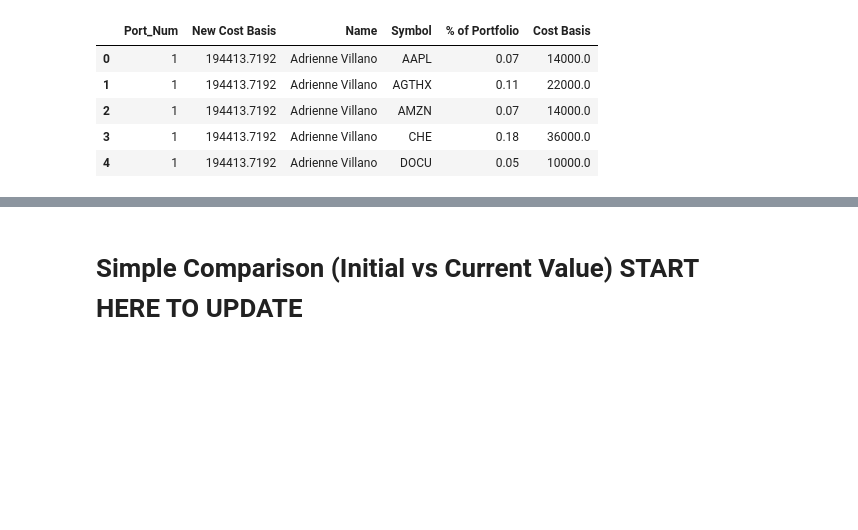
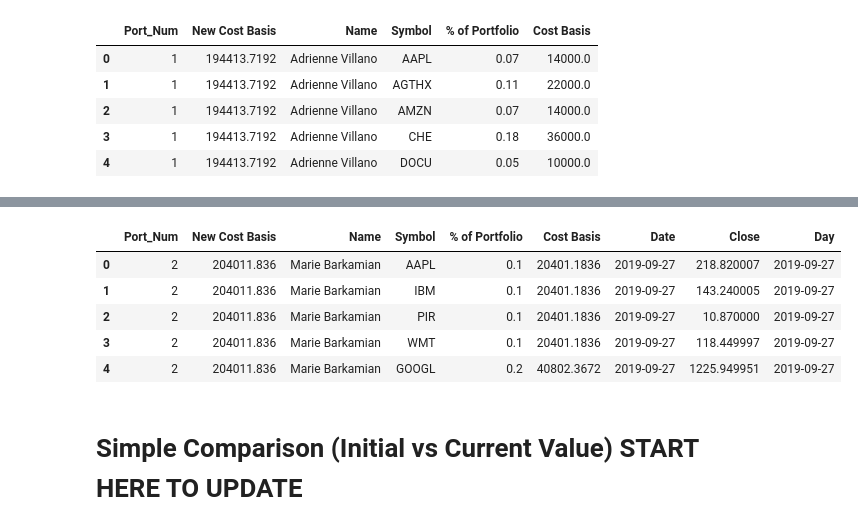
Before and after one commit to bkreis84/Portfolio-Challenge, a Jupyter notebook: Portfolio Challenge pt2 Final.ipynb, the cells around one changed output, grey strips where cells are left out. Cells and saved outputs as stored; diff of their text form; code cells hidden in the pictures; blank space fills up the shorter version.

```diff
--- a/Portfolio Challenge pt2 Final.ipynb
+++ b/Portfolio Challenge pt2 Final.ipynb
@@ -145,0 +148,9 @@ combined.to_csv("initial portfolios.csv")
+# %%
+combined2.head(5)
+# %% [output]
+|  | Port_Num | New Cost Basis | Name | Symbol | % of Portfolio | Cost Basis | Date | Close | Day |
+| 0 | 2 | 204011.836 | Marie Barkamian | AAPL | 0.1 | 20401.1836 | 2019-09-27 | 218.820007 | 2019-09-27 |
+| 1 | 2 | 204011.836 | Marie Barkamian | IBM | 0.1 | 20401.1836 | 2019-09-27 | 143.240005 | 2019-09-27 |
+| 2 | 2 | 204011.836 | Marie Barkamian | PIR | 0.1 | 20401.1836 | 2019-09-27 | 10.870000 | 2019-09-27 |
+| 3 | 2 | 204011.836 | Marie Barkamian | WMT | 0.1 | 20401.1836 | 2019-09-27 | 118.449997 | 2019-09-27 |
+| 4 | 2 | 204011.836 | Marie Barkamian | GOOGL | 0.2 | 40802.3672 | 2019-09-27 | 1225.949951 | 2019-09-27 |
```
Also changed, not shown: parts of 15 cells of this notebook, 1 other file.
